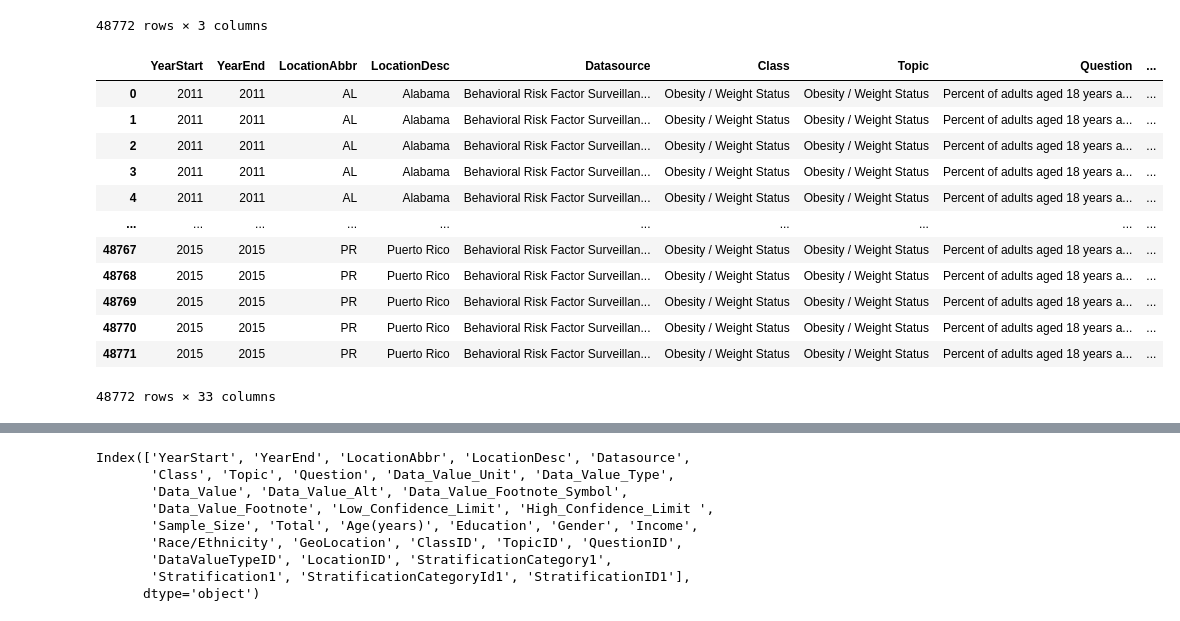
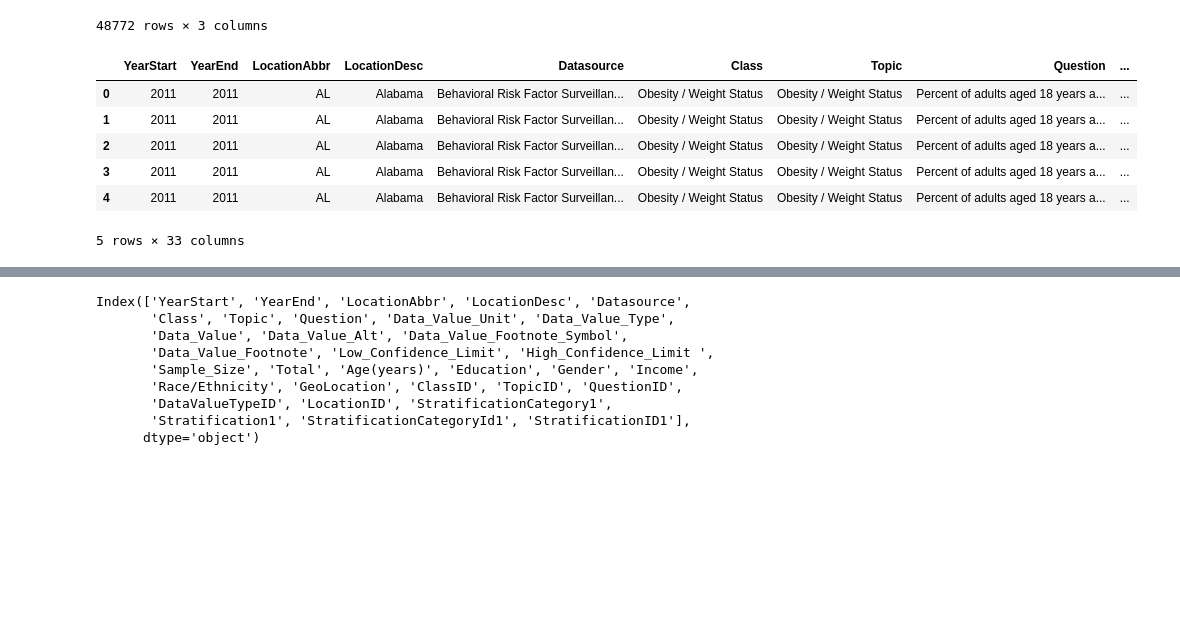
Before and after one commit to DimitriKourouniotis/Capstone-2, a Jupyter notebook: Capstone 2.ipynb, the cells around one changed output, grey strips where cells are left out. Saved outputs shown, nothing was run; the diff lists cells and outputs as text; code cells hidden in the pictures; blank space fills up the shorter version.

```diff
--- a/Capstone 2.ipynb
+++ b/Capstone 2.ipynb
@@ -200,21 +206,15 @@ The data in the *QuestionID, DataValueTypeID, LocationID* is either repeated els
 | 48771 | Obesity / Weight Status | Obesity / Weight Status | (18.220833, -66.590149) |
 48772 rows × 3 columns
 # %%
-df_2015_raw
+df_2015_raw.head()
 # %% [output]
 |  | YearStart | YearEnd | LocationAbbr | LocationDesc | Datasource | Class | Topic | Question | ... |
 | 0 | 2011 | 2011 | AL | Alabama | Behavioral Risk Factor Surveillan... | Obesity / Weight Status | Obesity / Weight Status | Percent of adults aged 18 years a... | ... |
 | 1 | 2011 | 2011 | AL | Alabama | Behavioral Risk Factor Surveillan... | Obesity / Weight Status | Obesity / Weight Status | Percent of adults aged 18 years a... | ... |
 | 2 | 2011 | 2011 | AL | Alabama | Behavioral Risk Factor Surveillan... | Obesity / Weight Status | Obesity / Weight Status | Percent of adults aged 18 years a... | ... |
 | 3 | 2011 | 2011 | AL | Alabama | Behavioral Risk Factor Surveillan... | Obesity / Weight Status | Obesity / Weight Status | Percent of adults aged 18 years a... | ... |
 | 4 | 2011 | 2011 | AL | Alabama | Behavioral Risk Factor Surveillan... | Obesity / Weight Status | Obesity / Weight Status | Percent of adults aged 18 years a... | ... |
-| ... | ... | ... | ... | ... | ... | ... | ... | ... | ... |
-| 48767 | 2015 | 2015 | PR | Puerto Rico | Behavioral Risk Factor Surveillan... | Obesity / Weight Status | Obesity / Weight Status | Percent of adults aged 18 years a... | ... |
-| 48768 | 2015 | 2015 | PR | Puerto Rico | Behavioral Risk Factor Surveillan... | Obesity / Weight Status | Obesity / Weight Status | Percent of adults aged 18 years a... | ... |
-| 48769 | 2015 | 2015 | PR | Puerto Rico | Behavioral Risk Factor Surveillan... | Obesity / Weight Status | Obesity / Weight Status | Percent of adults aged 18 years a... | ... |
-| 48770 | 2015 | 2015 | PR | Puerto Rico | Behavioral Risk Factor Surveillan... | Obesity / Weight Status | Obesity / Weight Status | Percent of adults aged 18 years a... | ... |
-| 48771 | 2015 | 2015 | PR | Puerto Rico | Behavioral Risk Factor Surveillan... | Obesity / Weight Status | Obesity / Weight Status | Percent of adults aged 18 years a... | ... |
-48772 rows × 33 columns
+5 rows × 33 columns
 # %%
 #--------------------
 # CREATE ARRAY FILTER
```
Also changed, not shown: parts of 54 cells of this notebook.
